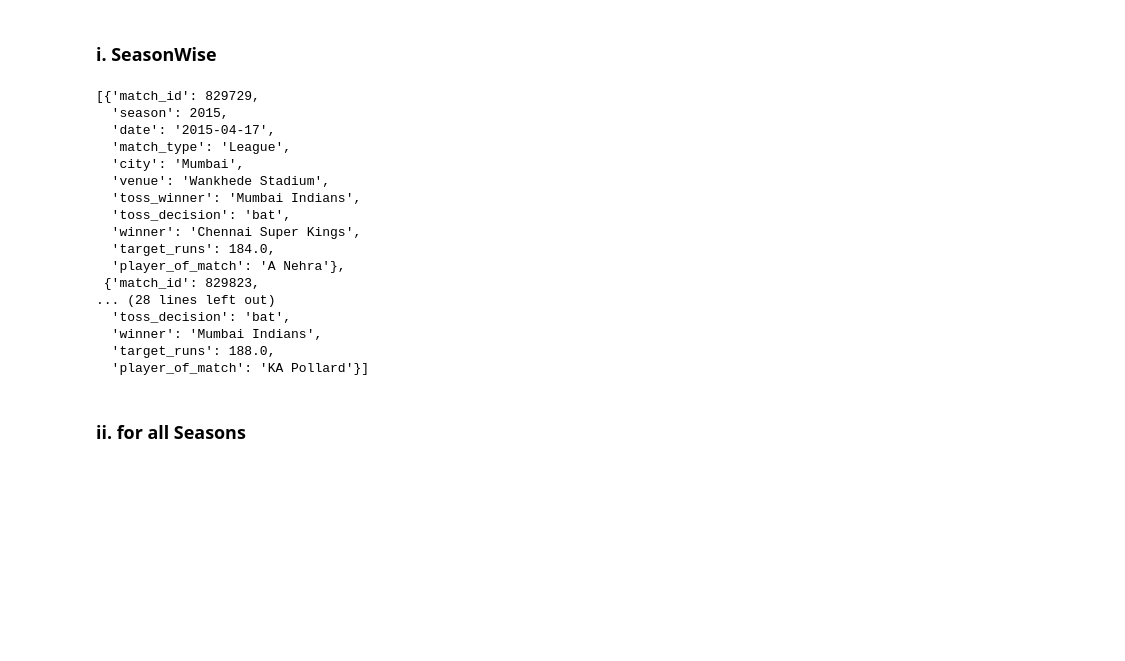
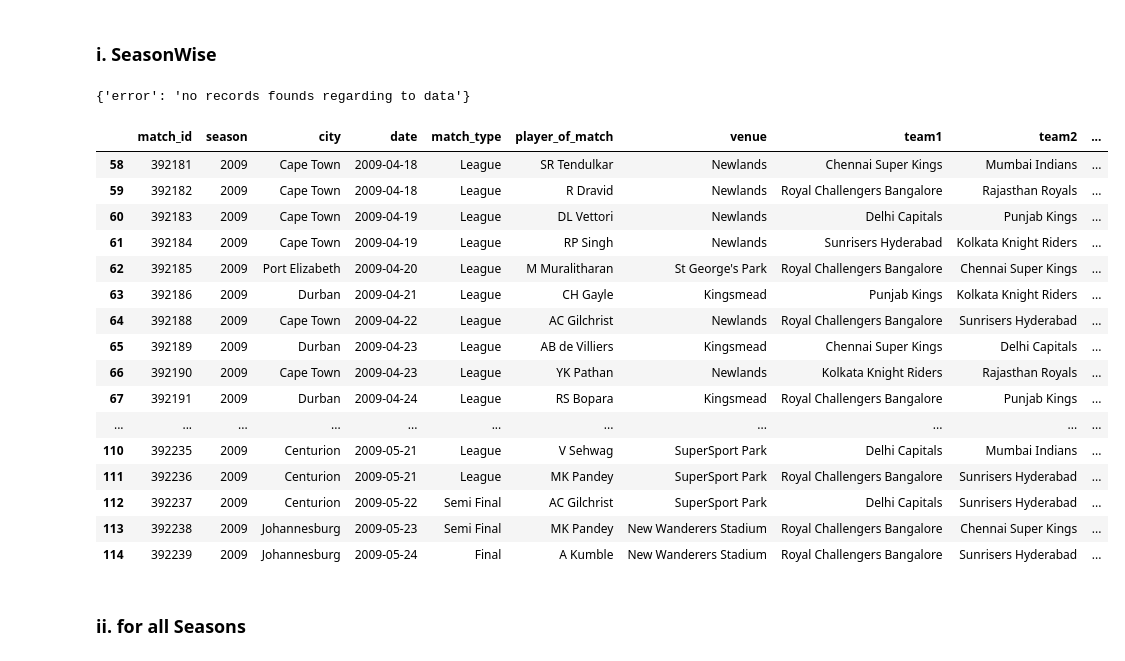
Before and after one commit to Poojaschavan97/IPL-Project-OG, a Jupyter notebook: IPL Analysis.ipynb, the cells around one changed output. Drawn from its saved outputs; the diff is of its cells as text; code cells hidden in the pictures; blank space fills up the shorter version.

```diff
--- a/IPL Analysis.ipynb
+++ b/IPL Analysis.ipynb
@@ -435,22 +435,6 @@ def HTH_season(team1,team2,season):
     else:
         return {'error':'no records founds regarding to data'}
 # %%
-HTH_season('Mumbai Indians','Chennai Super Kings',2015)
+HTH_season('Mumbai Indians','Chennai Super Kings',2009)
 # %% [output]
-[{'match_id': 829729,
-  'season': 2015,
-  'date': '2015-04-17',
-  'match_type': 'League',
-  'city': 'Mumbai',
-  'venue': 'Wankhede Stadium',
-  'toss_winner': 'Mumbai Indians',
-  'toss_decision': 'bat',
-  'winner': 'Chennai Super Kings',
-  'target_runs': 184.0,
-  'player_of_match': 'A Nehra'},
- {'match_id': 829823,
-... (28 lines left out)
-  'toss_decision': 'bat',
-  'winner': 'Mumbai Indians',
-  'target_runs': 188.0,
-  'player_of_match': 'KA Pollard'}]
+{'error': 'no records founds regarding to data'}
@@ -457,3 +449,23 @@ HTH_season('Mumbai Indians','Chennai Super Kings',2015)
+# %%
+ipl2[ipl2['season']==2009]
+# %% [output]
+|  | match_id | season | city | date | match_type | player_of_match | venue | team1 | team2 | ... |
+| 58 | 392181 | 2009 | Cape Town | 2009-04-18 | League | SR Tendulkar | Newlands | Chennai Super Kings | Mumbai Indians | ... |
+| 59 | 392182 | 2009 | Cape Town | 2009-04-18 | League | R Dravid | Newlands | Royal Challengers Bangalore | Rajasthan Royals | ... |
+| 60 | 392183 | 2009 | Cape Town | 2009-04-19 | League | DL Vettori | Newlands | Delhi Capitals | Punjab Kings | ... |
+| 61 | 392184 | 2009 | Cape Town | 2009-04-19 | League | RP Singh | Newlands | Sunrisers Hyderabad | Kolkata Knight Riders | ... |
+| 62 | 392185 | 2009 | Port Elizabeth | 2009-04-20 | League | M Muralitharan | St George's Park | Royal Challengers Bangalore | Chennai Super Kings | ... |
+| 63 | 392186 | 2009 | Durban | 2009-04-21 | League | CH Gayle | Kingsmead | Punjab Kings | Kolkata Knight Riders | ... |
+| 64 | 392188 | 2009 | Cape Town | 2009-04-22 | League | AC Gilchrist | Newlands | Royal Challengers Bangalore | Sunrisers Hyderabad | ... |
+| 65 | 392189 | 2009 | Durban | 2009-04-23 | League | AB de Villiers | Kingsmead | Chennai Super Kings | Delhi Capitals | ... |
+| 66 | 392190 | 2009 | Cape Town | 2009-04-23 | League | YK Pathan | Newlands | Kolkata Knight Riders | Rajasthan Royals | ... |
+| 67 | 392191 | 2009 | Durban | 2009-04-24 | League | RS Bopara | Kingsmead | Royal Challengers Bangalore | Punjab Kings | ... |
+| ... | ... | ... | ... | ... | ... | ... | ... | ... | ... | ... |
+| 110 | 392235 | 2009 | Centurion | 2009-05-21 | League | V Sehwag | SuperSport Park | Delhi Capitals | Mumbai Indians | ... |
+| 111 | 392236 | 2009 | Centurion | 2009-05-21 | League | MK Pandey | SuperSport Park | Royal Challengers Bangalore | Sunrisers Hyderabad | ... |
+| 112 | 392237 | 2009 | Centurion | 2009-05-22 | Semi Final | AC Gilchrist | SuperSport Park | Delhi Capitals | Sunrisers Hyderabad | ... |
+| 113 | 392238 | 2009 | Johannesburg | 2009-05-23 | Semi Final | MK Pandey | New Wanderers Stadium | Royal Challengers Bangalore | Chennai Super Kings | ... |
+| 114 | 392239 | 2009 | Johannesburg | 2009-05-24 | Final | A Kumble | New Wanderers Stadium | Royal Challengers Bangalore | Sunrisers Hyderabad | ... |
 # %% [markdown]
 ### ii. for all Seasons
 # %%
```
Also changed, not shown: parts of 7 cells of this notebook.
